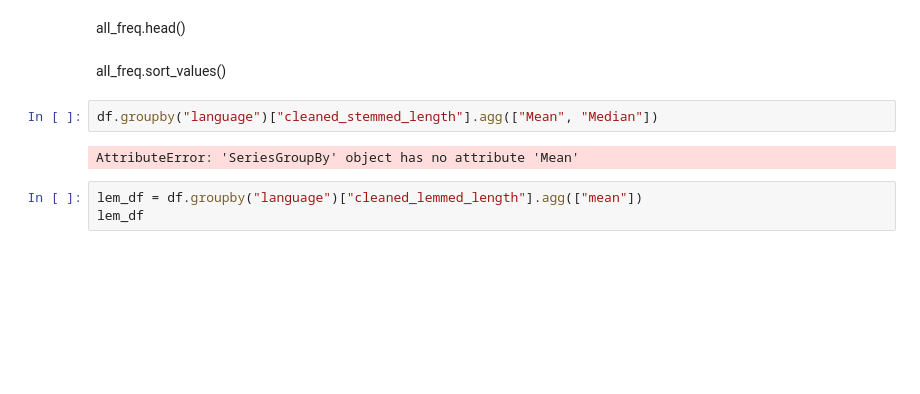
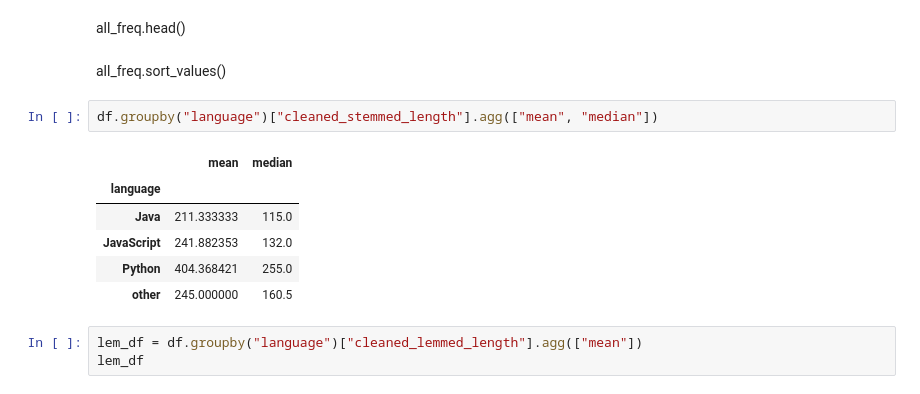
Before and after one commit to Christian-Kristine-Kan-Scott/nlp_project, a Jupyter notebook: christian_workbook.ipynb, the cells around one changed output. Drawn from its saved outputs; the diff is of its cells as text; blank space fills up the shorter version.

```diff
--- a/christian_workbook.ipynb
+++ b/christian_workbook.ipynb
@@ -112,9 +115,14 @@ all_freq.head()
 # %% [markdown]
 all_freq.sort_values()
 # %%
-df.groupby("language")["cleaned_stemmed_length"].agg(["Mean", "Median"])
+df.groupby("language")["cleaned_stemmed_length"].agg(["mean", "median"])
 # %% [output]
-AttributeError: 'SeriesGroupBy' object has no attribute 'Mean'
+|  | mean | median |
+| language |  |  |
+| Java | 211.333333 | 115.0 |
+| JavaScript | 241.882353 | 132.0 |
+| Python | 404.368421 | 255.0 |
+| other | 245.000000 | 160.5 |
 # %%
 lem_df = df.groupby("language")["cleaned_lemmed_length"].agg(["mean"])
 lem_df
```
Also changed, not shown: parts of 22 cells of this notebook.
